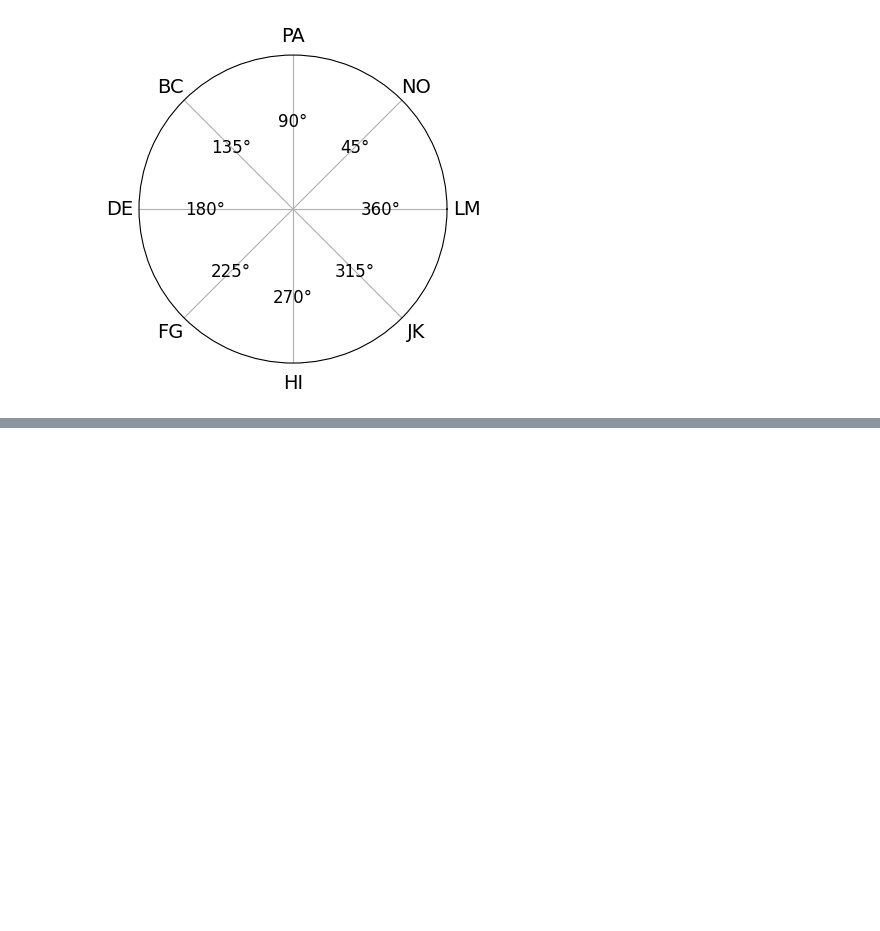
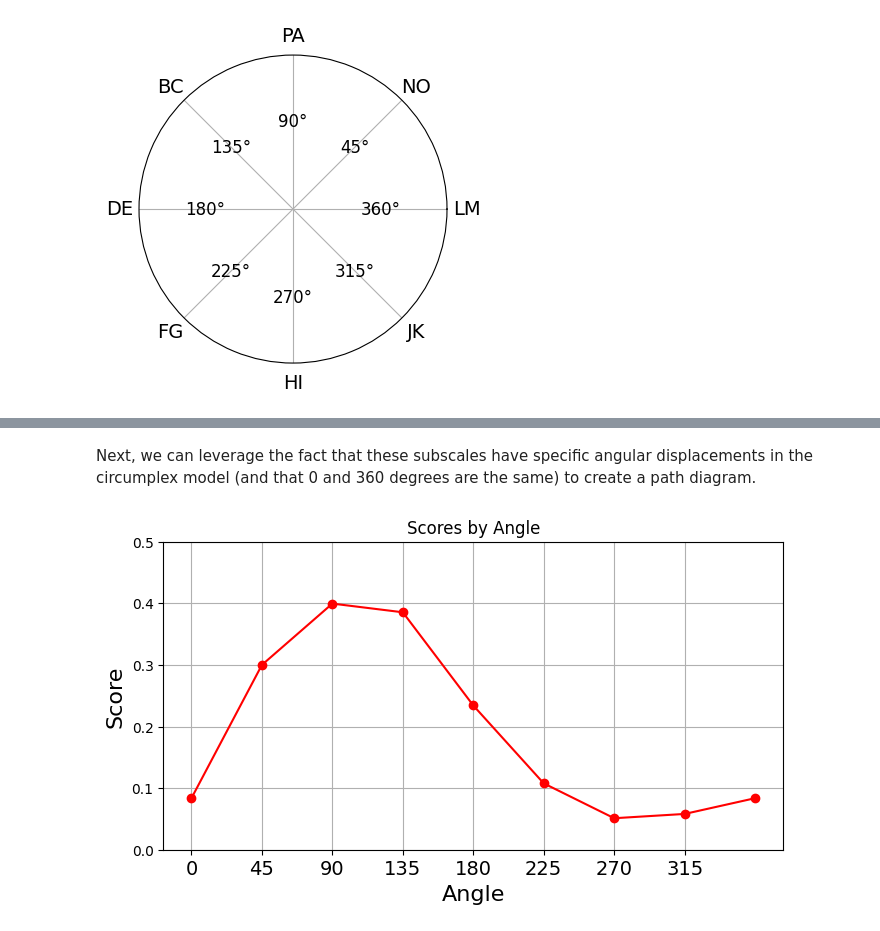
Before and after one commit to MitchellAcoustics/circumplex, a Jupyter notebook: docs/tutorials/Intro_to_SSM_Analysis.ipynb, the cells around one changed output, grey strips where cells are left out. Saved outputs shown, nothing was run; the diff lists cells and outputs as text; code cells hidden in the pictures; blank space fills up the shorter version.

```diff
--- a/docs/tutorials/Intro_to_SSM_Analysis.ipynb
+++ b/docs/tutorials/Intro_to_SSM_Analysis.ipynb
@@ -44,0 +67,12 @@ The Structural Summary Method (SSM) is a technique for analyzing circumplex data
+# %% [markdown]
+Next, we can leverage the fact that these subscales have specific angular displacements in the circumplex model (and that 0 and 360 degrees are the same) to create a path diagram.
+# %%
+fig, ax = circumplex.profile_plot(r.results[0].amplitude, r.results[0].displacement, r.results[0].elevation, r.results[0].r2, r.results[0].angles, r.results[0].scores, r.results[0].label, incl_amp=False, incl_disp=False, incl_pred=False, incl_fit=False, reorder_scales=True);
+
+ax.grid(True)
+plt.ylim(0, 0.5)
+plt.xlabel("Angle")
+plt.title("Scores by Angle")
+plt.show()
+# %% [output]
+[figure, added]
```
Also changed, not shown: parts of 18 cells of this notebook, 2 other files.
